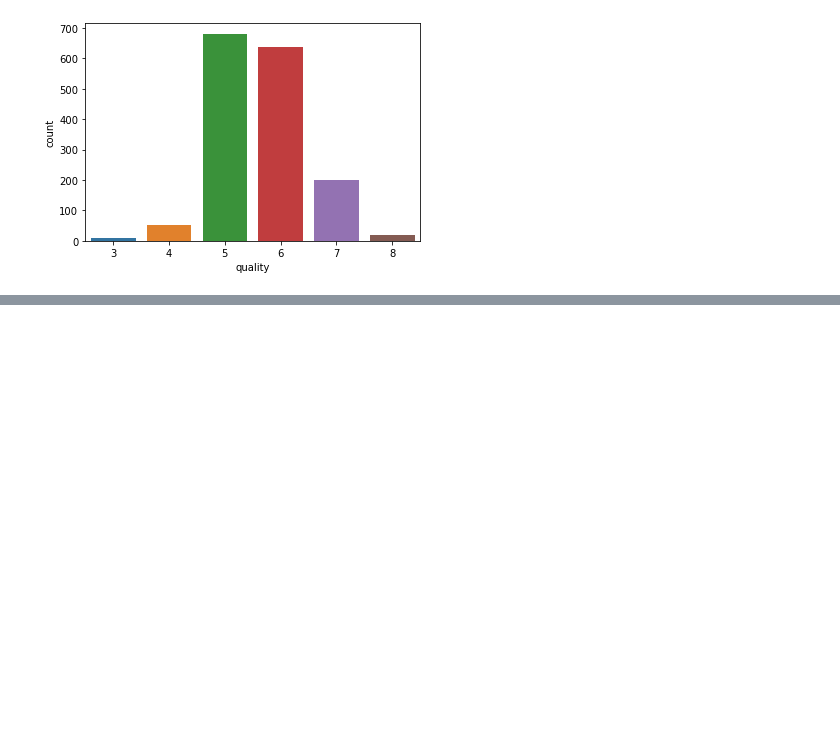
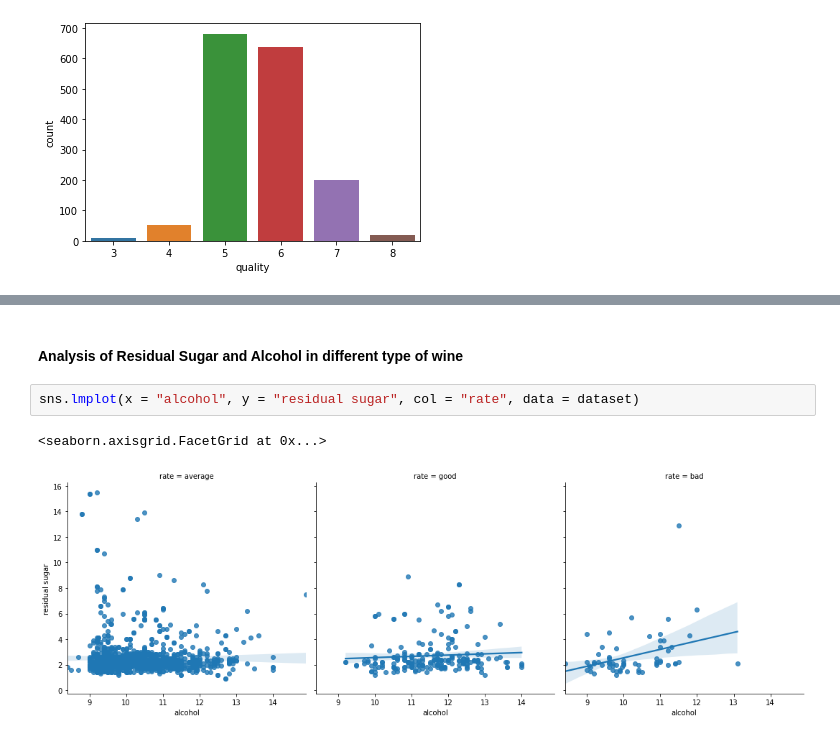
Before and after one commit to AbdielNie/wineQuality, a Jupyter notebook: wineQuality.ipynb, the cells around one changed output, grey strips where cells are left out. Drawn from its saved outputs; the diff is of its cells as text; blank space fills up the shorter version.

```diff
--- a/wineQuality.ipynb
+++ b/wineQuality.ipynb
@@ -78,0 +104,7 @@ sns.countplot(x= 'quality', data = dataset)
+# %% [markdown]
+#### Analysis of Residual Sugar and Alcohol in different type of wine
+# %%
+sns.lmplot(x = "alcohol", y = "residual sugar", col = "rate", data = dataset)
+# %% [output]
+<seaborn.axisgrid.FacetGrid at 0x...>
+[figure, added]
```
Also changed, not shown: parts of 6 cells of this notebook.
